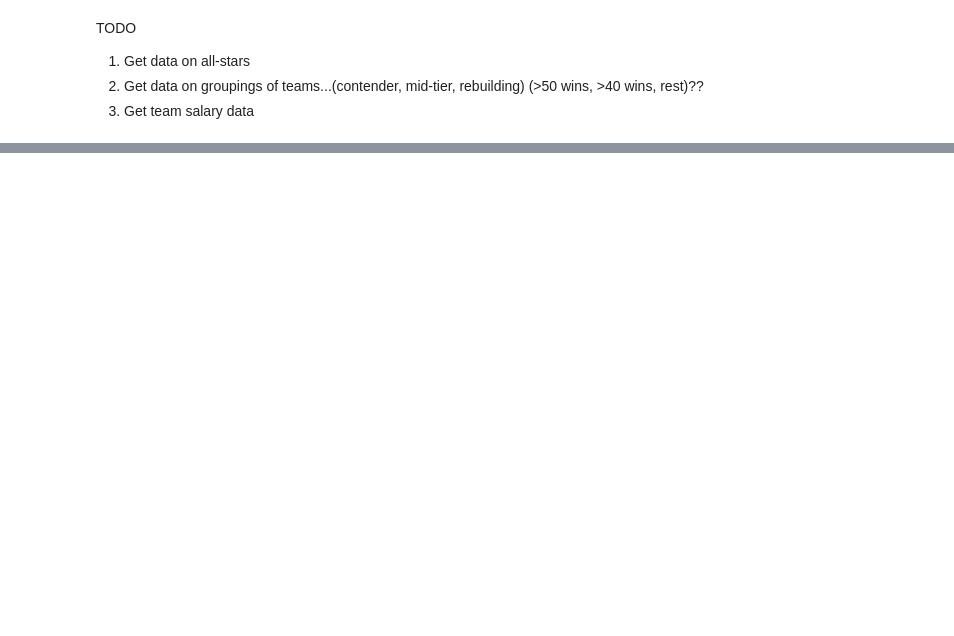
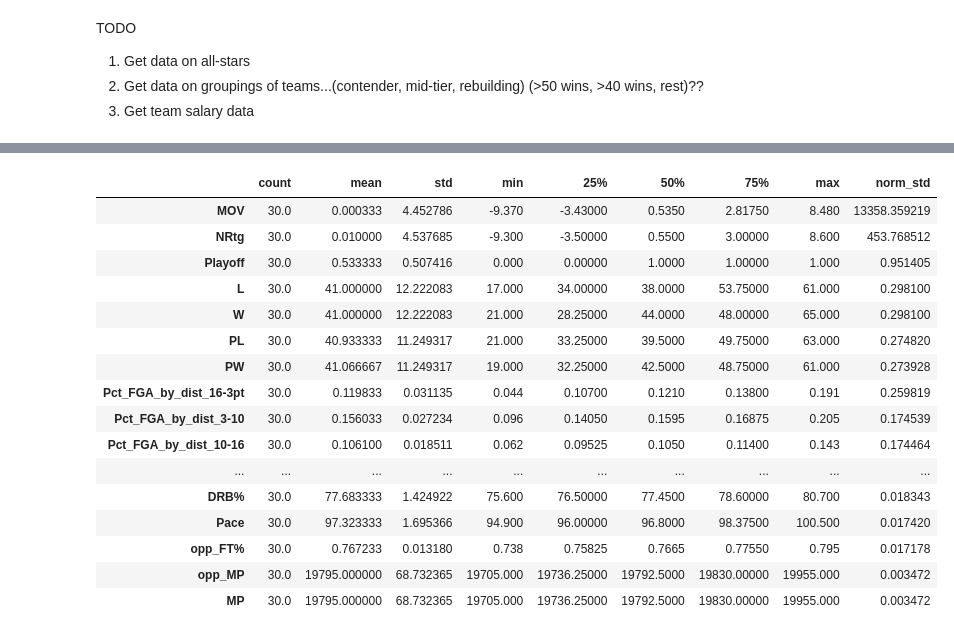
Before and after one commit to tbala25/NBA-Player_Team-Clusters, a Jupyter notebook: Team-Clustering/Data_Cleaning.ipynb, the cells around one changed output, grey strips where cells are left out. Saved outputs shown, nothing was run; the diff lists cells and outputs as text; code cells hidden in the pictures; blank space fills up the shorter version.

```diff
--- a/Team-Clustering/Data_Cleaning.ipynb
+++ b/Team-Clustering/Data_Cleaning.ipynb
@@ -7,11 +7,13 @@ TODO
 # %%
 import pandas as pd
 pd.set_option('display.max_columns', 500)
+pd.set_option('display.max_rows', 100)
 
 import seaborn as sns
 import matplotlib.pyplot as plt
 from scipy import stats
 import numpy as np
+import math
 # %%
 ##LOADING 2018 DATA (2017-2018 NBA Season)
 
@@ -195,0 +212,27 @@ sns.heatmap(corr, mask=mask, cmap=cmap, vmax=.3, center=0,
+# %%
+#Summary of full table
+#Calculate a normalized standard dev = std/mean of column
+
+summary = j4.describe().T
+sigma = np.array(summary[['std']])
+mu = np.array(summary[['mean']])
+summary['norm_std'] = np.absolute(sigma/mu)
+summary.sort_values(by='norm_std', axis = 0, ascending = False)
+# %% [output]
+|  | count | mean | std | min | 25% | 50% | 75% | max | norm_std |
+| MOV | 30.0 | 0.000333 | 4.452786 | -9.370 | -3.43000 | 0.5350 | 2.81750 | 8.480 | 13358.359219 |
+| NRtg | 30.0 | 0.010000 | 4.537685 | -9.300 | -3.50000 | 0.5500 | 3.00000 | 8.600 | 453.768512 |
+| Playoff | 30.0 | 0.533333 | 0.507416 | 0.000 | 0.00000 | 1.0000 | 1.00000 | 1.000 | 0.951405 |
+| L | 30.0 | 41.000000 | 12.222083 | 17.000 | 34.00000 | 38.0000 | 53.75000 | 61.000 | 0.298100 |
+| W | 30.0 | 41.000000 | 12.222083 | 21.000 | 28.25000 | 44.0000 | 48.00000 | 65.000 | 0.298100 |
+| PL | 30.0 | 40.933333 | 11.249317 | 21.000 | 33.25000 | 39.5000 | 49.75000 | 63.000 | 0.274820 |
+| PW | 30.0 | 41.066667 | 11.249317 | 19.000 | 32.25000 | 42.5000 | 48.75000 | 61.000 | 0.273928 |
+| Pct_FGA_by_dist_16-3pt | 30.0 | 0.119833 | 0.031135 | 0.044 | 0.10700 | 0.1210 | 0.13800 | 0.191 | 0.259819 |
+| Pct_FGA_by_dist_3-10 | 30.0 | 0.156033 | 0.027234 | 0.096 | 0.14050 | 0.1595 | 0.16875 | 0.205 | 0.174539 |
+| Pct_FGA_by_dist_10-16 | 30.0 | 0.106100 | 0.018511 | 0.062 | 0.09525 | 0.1050 | 0.11400 | 0.143 | 0.174464 |
+| ... | ... | ... | ... | ... | ... | ... | ... | ... | ... |
+| DRB% | 30.0 | 77.683333 | 1.424922 | 75.600 | 76.50000 | 77.4500 | 78.60000 | 80.700 | 0.018343 |
+| Pace | 30.0 | 97.323333 | 1.695366 | 94.900 | 96.00000 | 96.8000 | 98.37500 | 100.500 | 0.017420 |
+| opp_FT% | 30.0 | 0.767233 | 0.013180 | 0.738 | 0.75825 | 0.7665 | 0.77550 | 0.795 | 0.017178 |
+| opp_MP | 30.0 | 19795.000000 | 68.732365 | 19705.000 | 19736.25000 | 19792.5000 | 19830.00000 | 19955.000 | 0.003472 |
+| MP | 30.0 | 19795.000000 | 68.732365 | 19705.000 | 19736.25000 | 19792.5000 | 19830.00000 | 19955.000 | 0.003472 |
```
Also changed, not shown: parts of 8 cells of this notebook, 1 other file.
